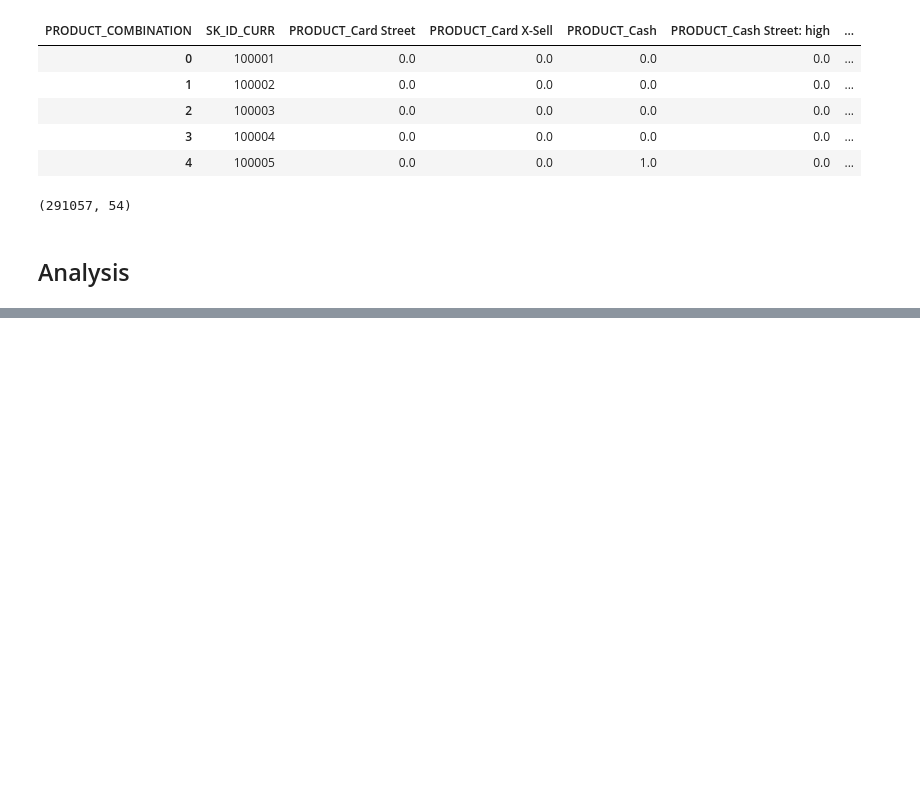
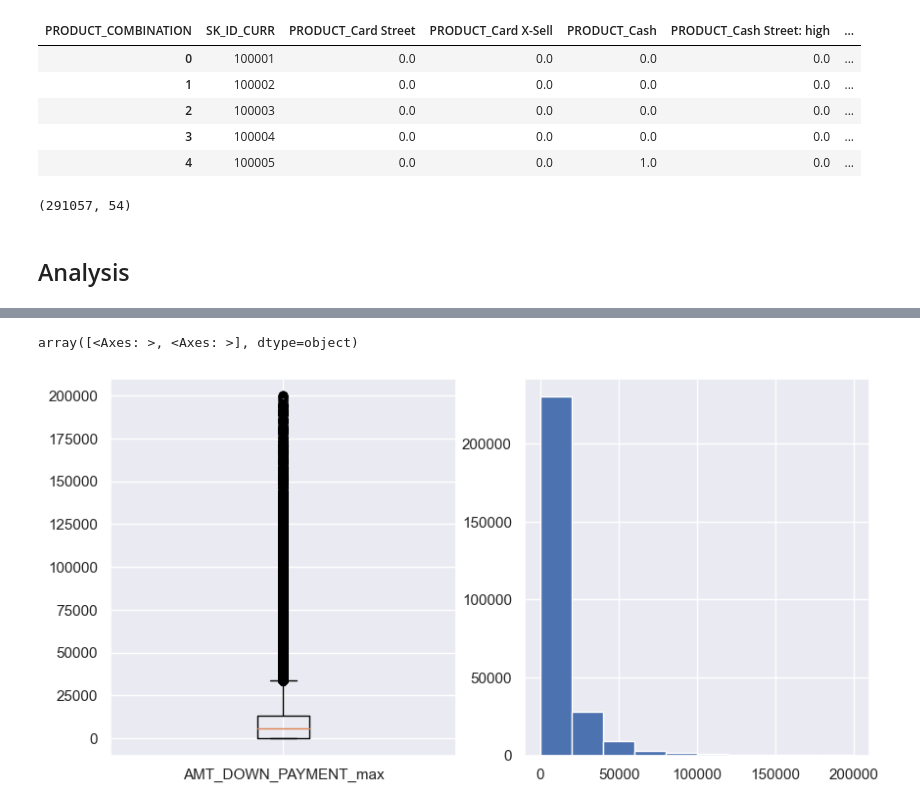
Before and after one commit to seg-fault123/bdm_project, a Jupyter notebook: prev_app.ipynb, the cells around one changed output, grey strips where cells are left out. Cells and saved outputs as stored; diff of their text form; code cells hidden in the pictures; blank space fills up the shorter version.

```diff
--- a/prev_app.ipynb
+++ b/prev_app.ipynb
@@ -269,0 +306,5 @@ numerical_frame.shape, numerical_frame.columns.sort_values()
+# %%
+plot_hist_box(good_frame, 'AMT_DOWN_PAYMENT_max')
+# %% [output]
+array([<Axes: >, <Axes: >], dtype=object)
+[figure, added]
```
Also changed, not shown: parts of 60 cells of this notebook.
